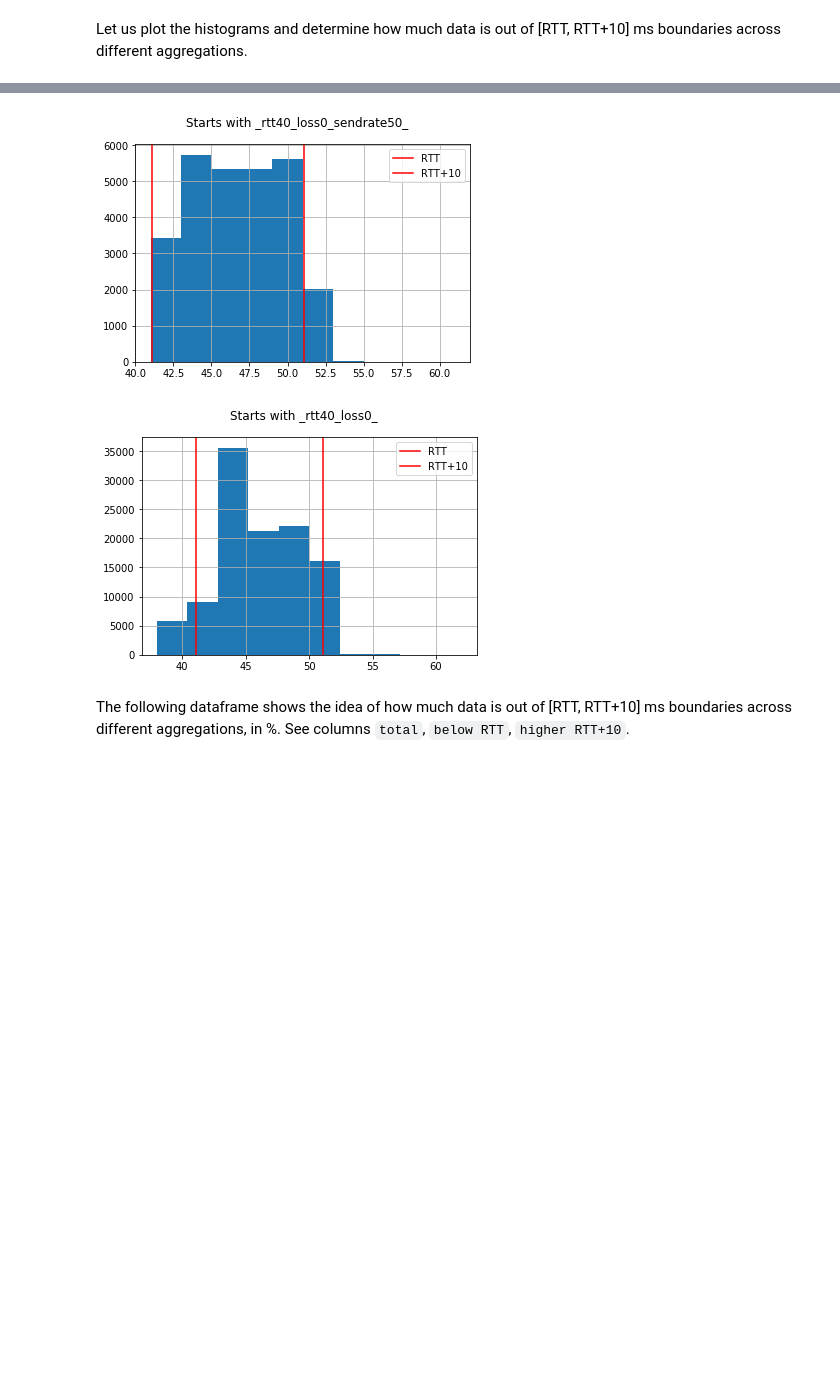
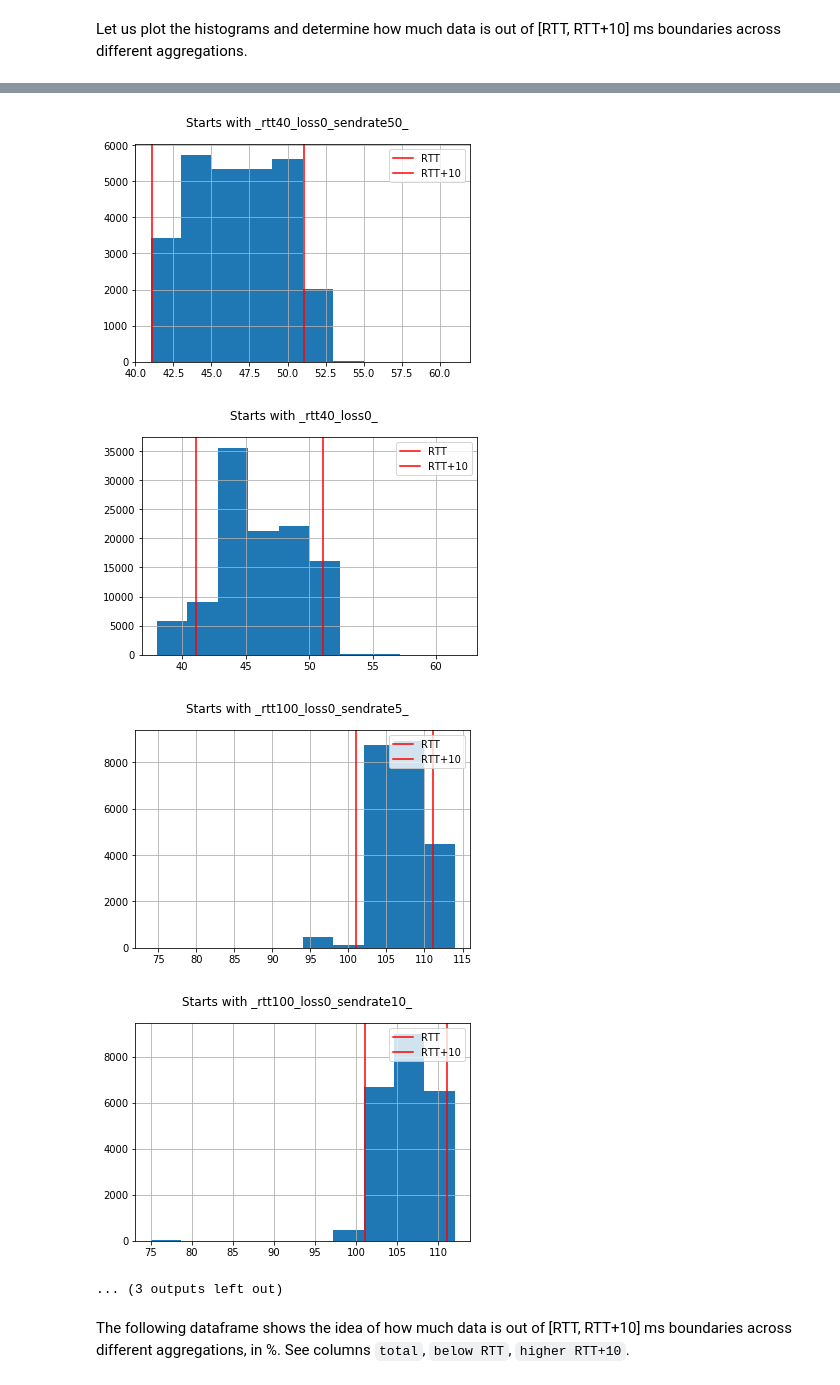
Before and after one commit to mbakholdina/lib-srt-utils, a Jupyter notebook: buffer_timespan.ipynb, the cells around one changed output, grey strips where cells are left out. Saved outputs shown, nothing was run; the diff lists cells and outputs as text; code cells hidden in the pictures; blank space fills up the shorter version.

```diff
--- a/buffer_timespan.ipynb
+++ b/buffer_timespan.ipynb
@@ -263,32 +271,47 @@ starts_with_20 = [
     '_rtt20_loss0_sendrate50_',
     '_rtt20_loss0_'
 ]
 
 starts_with_40 = [
     '_rtt40_loss0_sendrate5_',
     '_rtt40_loss0_sendrate10_',
     '_rtt40_loss0_sendrate20_',
     '_rtt40_loss0_sendrate50_',
     '_rtt40_loss0_'
 ]
 
+starts_with_100 = [
+    '_rtt100_loss0_sendrate5_',
+    '_rtt100_loss0_sendrate10_',
+    '_rtt100_loss0_sendrate20_',
+    '_rtt100_loss0_sendrate50_',
+    '_rtt100_loss0_'
+]
+
 for s in starts_with_20:
     total, below, higher, conf_int_95, conf_int_99 = bt.define_percentage(algo_dir, s, sndcsv, rtt_20)
     data += [{'rtt': 20, 'starts_with': s, 'total': total, 'below RTT': below, 'higher RTT+10': higher, 'conf_int_95': conf_int_95, 'conf_int_99': conf_int_99}]
 
 for s in starts_with_40:
     total, below, higher, conf_int_95, conf_int_99 = bt.define_percentage(algo_dir, s, sndcsv, rtt_40)
     data += [{'rtt': 40, 'starts_with': s, 'total': total, 'below RTT': below, 'higher RTT+10': higher, 'conf_int_95': conf_int_95, 'conf_int_99': conf_int_99}]
+
+for s in starts_with_100:
+    total, below, higher, conf_int_95, conf_int_99 = bt.define_percentage(algo_dir, s, sndcsv, rtt_100)
+    data += [{'rtt': 100, 'starts_with': s, 'total': total, 'below RTT': below, 'higher RTT+10': higher, 'conf_int_95': conf_int_95, 'conf_int_99': conf_int_99}]
 # %% [output]
 [figure]
 [figure]
 [figure]
 [figure]
 [figure]
 [figure]
 [figure]
 [figure]
 [figure]
 [figure]
+[figure, added]
+[figure, added]
+... (3 outputs left out)
 # %% [markdown]
 The following dataframe shows the idea of how much data is out of [RTT, RTT+10] ms boundaries across different aggregations, in %. See columns `total`, `below RTT`, `higher RTT+10`.
```
Also changed, not shown: parts of 12 cells of this notebook.
